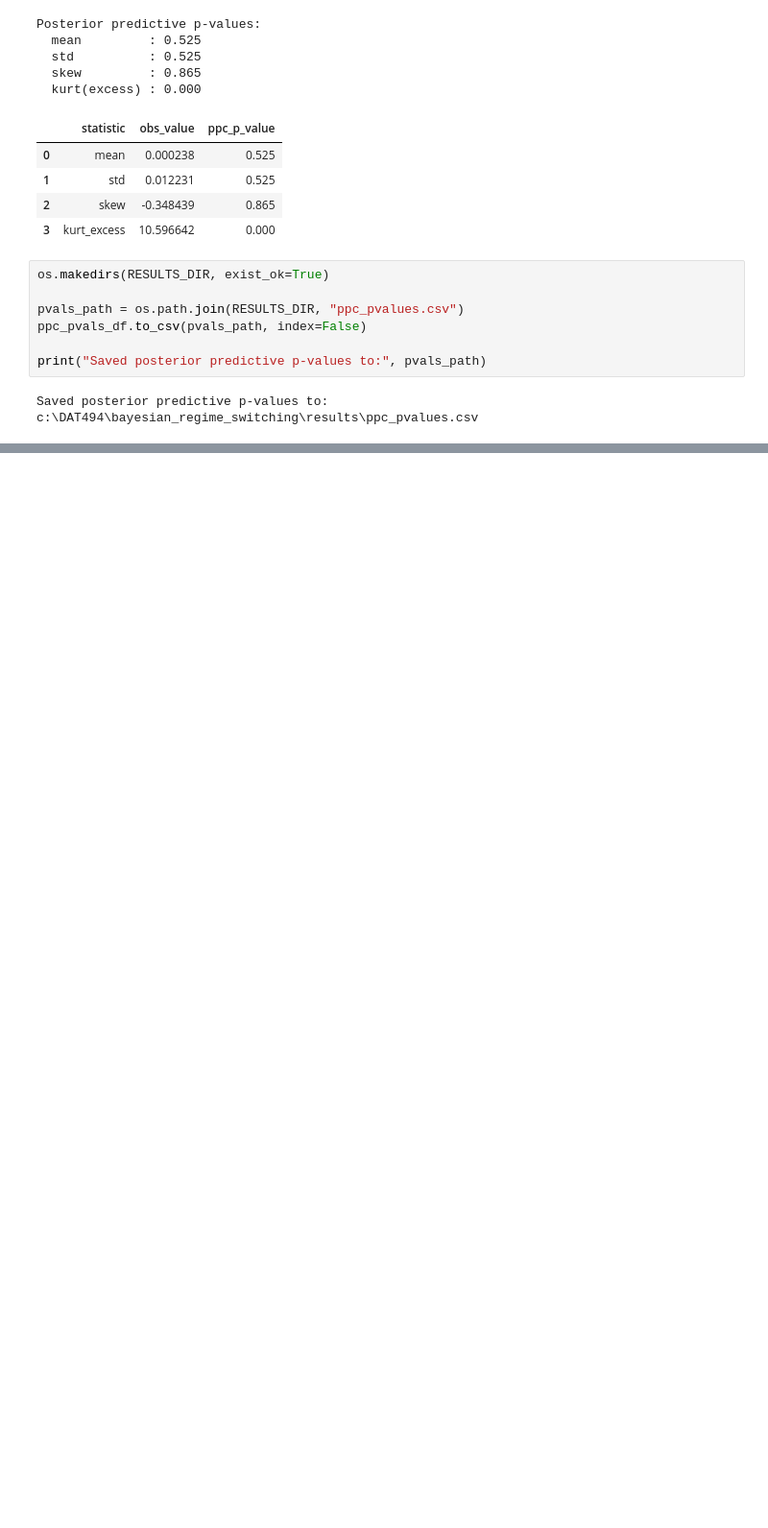
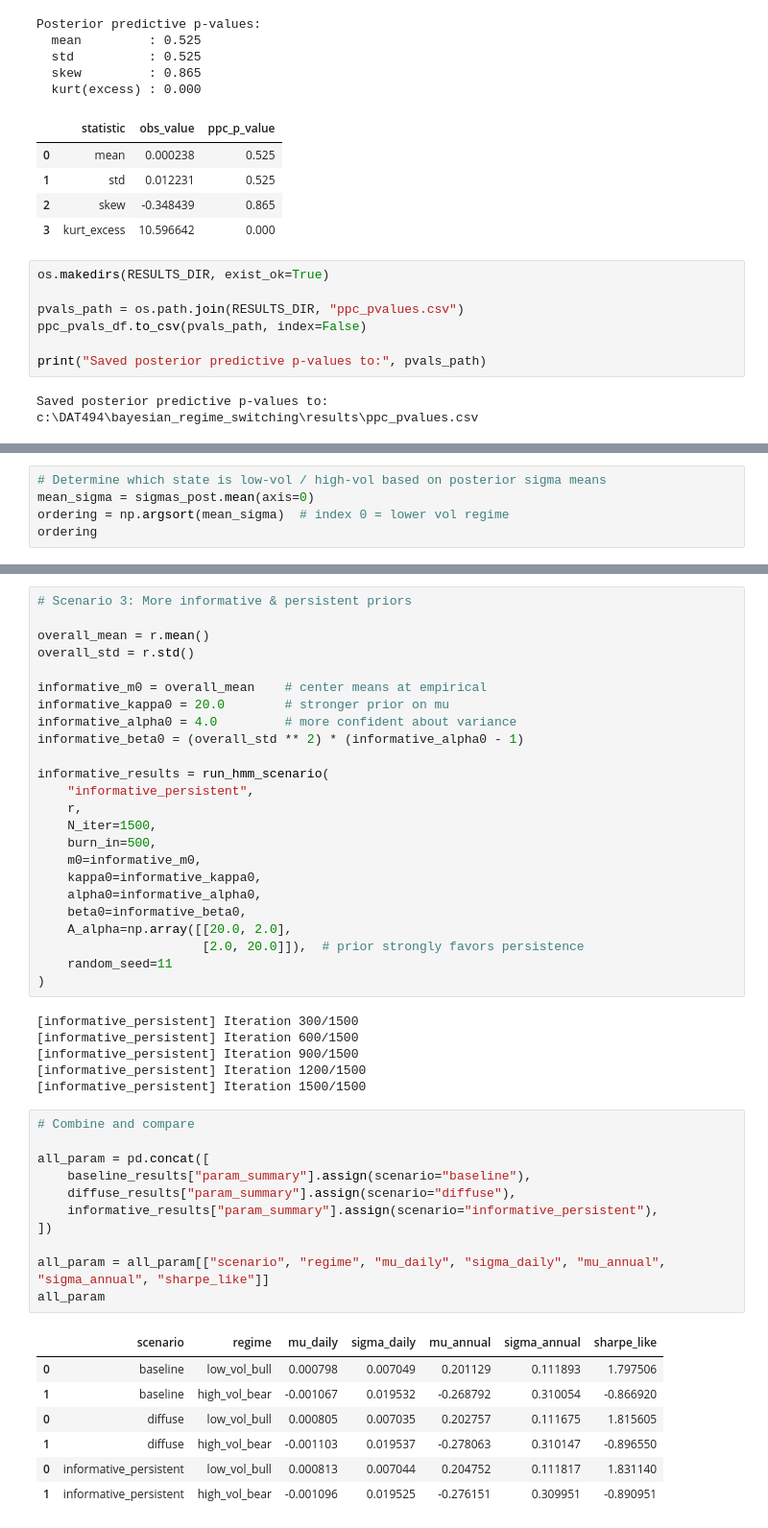
Before and after one commit to PranavPokar/bayesian_regime_switching, a Jupyter notebook: notebooks/03_bayesian_hmm_model.ipynb, the cells around one changed output, grey strips where cells are left out. Shown at 96% size. Cells and saved outputs as stored; diff of their text form; blank space fills up the shorter version.

```diff
--- a/notebooks/03_bayesian_hmm_model.ipynb
+++ b/notebooks/03_bayesian_hmm_model.ipynb
@@ -1067,0 +1070,5 @@ Saved posterior predictive p-values to: c:\DAT494\bayesian_regime_switching\resu
+# %%
+# Determine which state is low-vol / high-vol based on posterior sigma means
+mean_sigma = sigmas_post.mean(axis=0)
+ordering = np.argsort(mean_sigma)  # index 0 = lower vol regime
+ordering
@@ -1067,0 +1561,49 @@ Saved posterior predictive p-values to: c:\DAT494\bayesian_regime_switching\resu
+# %%
+# Scenario 3: More informative & persistent priors
+
+overall_mean = r.mean()
+overall_std = r.std()
+
+informative_m0 = overall_mean    # center means at empirical
+informative_kappa0 = 20.0        # stronger prior on mu
+informative_alpha0 = 4.0         # more confident about variance
+informative_beta0 = (overall_std ** 2) * (informative_alpha0 - 1)
+
+informative_results = run_hmm_scenario(
+    "informative_persistent",
+    r,
+    N_iter=1500,
+    burn_in=500,
+    m0=informative_m0,
+    kappa0=informative_kappa0,
+    alpha0=informative_alpha0,
+    beta0=informative_beta0,
+    A_alpha=np.array([[20.0, 2.0],
+                      [2.0, 20.0]]),  # prior strongly favors persistence
+    random_seed=11
+)
+# %% [output]
+[informative_persistent] Iteration 300/1500
+[informative_persistent] Iteration 600/1500
+[informative_persistent] Iteration 900/1500
+[informative_persistent] Iteration 1200/1500
+[informative_persistent] Iteration 1500/1500
+# %%
+# Combine and compare
+
+all_param = pd.concat([
+    baseline_results["param_summary"].assign(scenario="baseline"),
+    diffuse_results["param_summary"].assign(scenario="diffuse"),
+    informative_results["param_summary"].assign(scenario="informative_persistent"),
+])
+
+all_param = all_param[["scenario", "regime", "mu_daily", "sigma_daily", "mu_annual", "sigma_annual", "sharpe_like"]]
+all_param
+# %% [output]
+|  | scenario | regime | mu_daily | sigma_daily | mu_annual | sigma_annual | sharpe_like |
+| 0 | baseline | low_vol_bull | 0.000798 | 0.007049 | 0.201129 | 0.111893 | 1.797506 |
+| 1 | baseline | high_vol_bear | -0.001067 | 0.019532 | -0.268792 | 0.310054 | -0.866920 |
+| 0 | diffuse | low_vol_bull | 0.000805 | 0.007035 | 0.202757 | 0.111675 | 1.815605 |
+| 1 | diffuse | high_vol_bear | -0.001103 | 0.019537 | -0.278063 | 0.310147 | -0.896550 |
+| 0 | informative_persistent | low_vol_bull | 0.000813 | 0.007044 | 0.204752 | 0.111817 | 1.831140 |
+| 1 | informative_persistent | high_vol_bear | -0.001096 | 0.019525 | -0.276151 | 0.309951 | -0.890951 |
```
Also changed, not shown: parts of 31 cells of this notebook, 10 other files.
